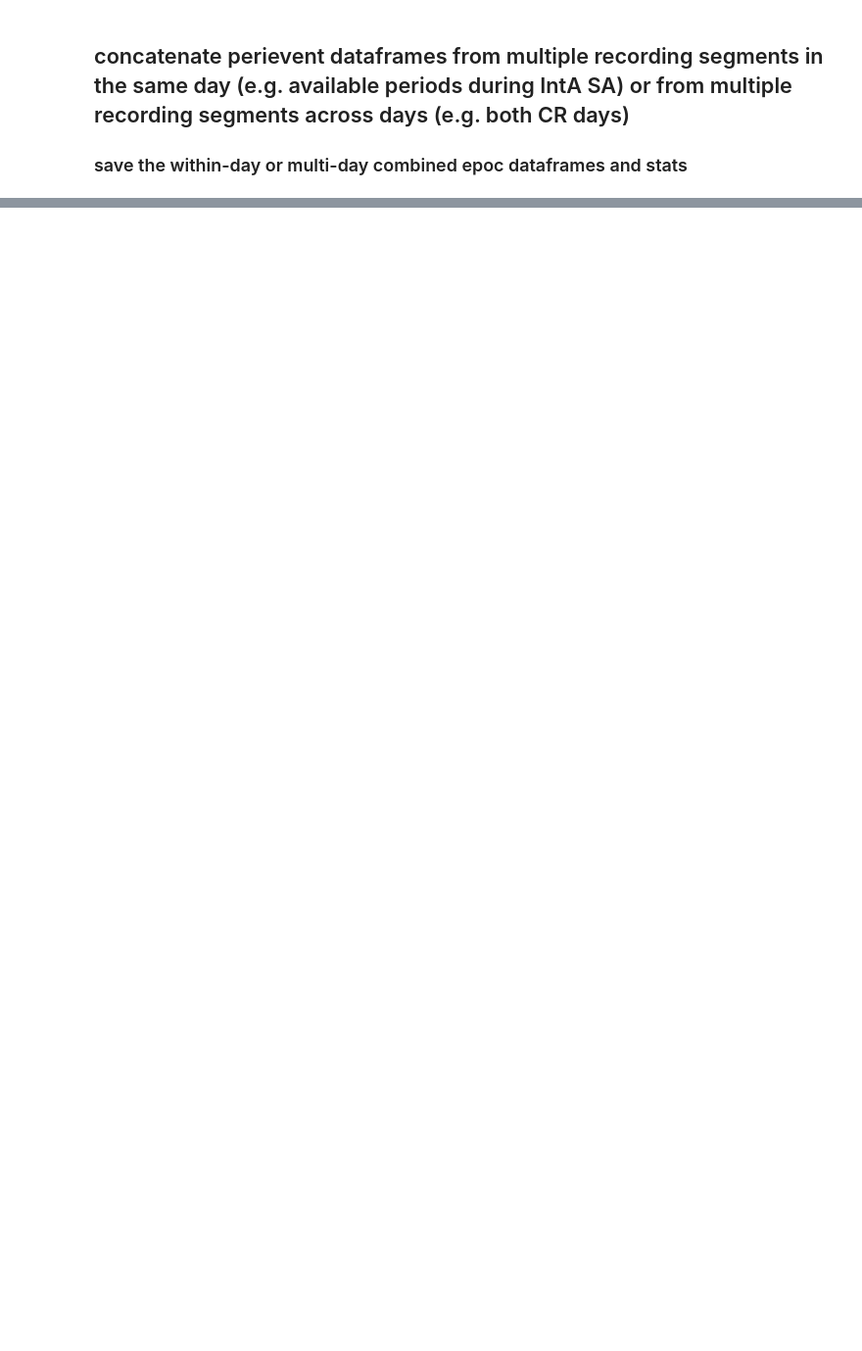
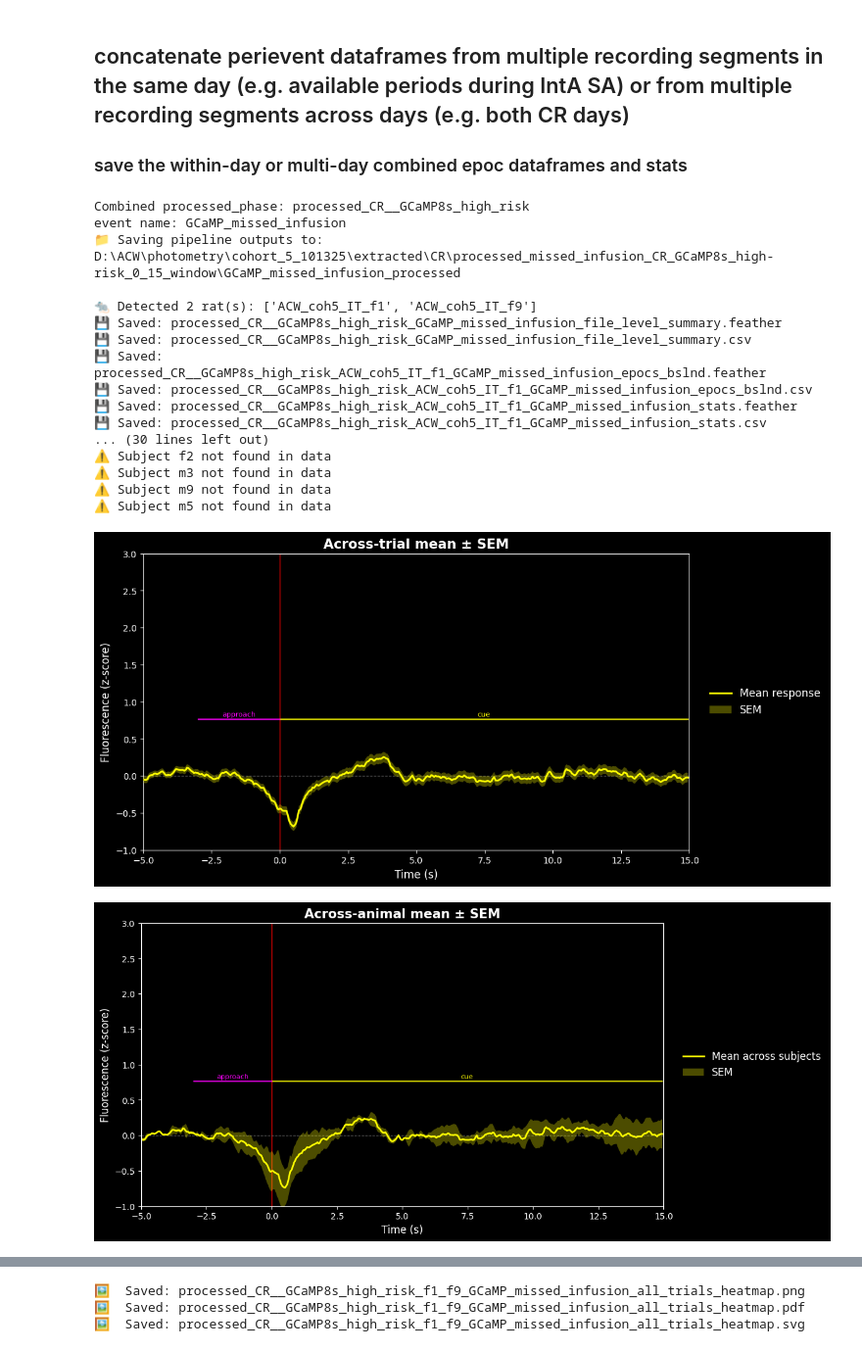
Before and after one commit to acwhitebirch/Whitebirch_et_al._2026, a Jupyter notebook: fp_analysis_plotting.ipynb, the cells around one changed output, grey strips where cells are left out. Shown at 98% size. Drawn from its saved outputs; the diff is of its cells as text; code cells hidden in the pictures; blank space fills up the shorter version.

```diff
--- a/fp_analysis_plotting.ipynb
+++ b/fp_analysis_plotting.ipynb
@@ -53,7 +53,7 @@ import pandas as pd
 import matplotlib.pyplot as plt
 
 
-from fp_func_acw_051926 import run_perievent_pipeline, chunks_concat_compute_plot
+from fp_func_acw import run_perievent_pipeline, chunks_concat_compute_plot
 
 
 # -----------------------------
@@ -85,20 +85,22 @@ feather_folder = [
      #r"D:\ACW\photometry\cohort_5_101325\extracted\extinction\processed_extinction_GCaMP6s_early",
      #r"D:\ACW\photometry\cohort_5_101325\extracted\extinction\processed_extinction_GCaMP6s_mid",
      #r"D:\ACW\photometry\cohort_5_101325\extracted\extinction\processed_extinction_GCaMP6s_late",
-     r"D:\ACW\photometry\cohort_5_101325\extracted\CR\processed_CR_GCaMP6s_low_high_risk"
+     r"D:\ACW\photometry\cohort_5_101325\extracted\CR\processed_CR_GCaMP8s_highrisk"
 
 ]
 
+# this should create a new folder in the same location as the feather_folder above
+# the feather_folder is named like e.g. "processed_[phase]_[GCaMP]_[risk], and contains the results of the pre-processing for each individual animal
 
-save_base = r"D:\ACW\photometry\cohort_5_101325\extracted\CR\processed_missed_infusion_CR_GCaMP6s_low-high-risk_0_15_window_type2_wf5"
+save_base = r"D:\ACW\photometry\cohort_5_101325\extracted\CR\processed_missed_infusion_CR_GCaMP8s_high-risk_0_15_window"
 
 # the excel file path is used to plot results from the FiPhoPHA bootstrapped confidence interval analysis from Drakopoulos et al., 2025
-excel_file_path = r"D:\ACW\photometry\cohort_5_101325\analysis\for_bootstrap\results_bCI_95_1000ms_threshold\processed_welltrainedSA_vs_CR_GCaMP6s_high_low_risk_f2_f5_m3_m4_m5_m8_m9_GCaMP_missed_infusion_type2_within_rat_epoc_bslnd_means_forBootstrap_results.xlsx"
-#excel_file_path = None
+#excel_file_path = r"D:\ACW\photometry\cohort_5_101325\analysis\for_bootstrap\results_bCI_95_1000ms_threshold\processed_welltrainedSA_vs_CR_GCaMP6s_high_low_risk_f2_f5_m3_m4_m5_m8_m9_GCaMP_missed_infusion_type2_within_rat_epoc_bslnd_means_forBootstrap_results.xlsx"
+excel_file_path = None
 
 
 # this is a condition that determines appearance and saving of figures
-paperfigs = True
+paperfigs = False
 paperfig_path = r"D:\ACW\photometry\cohort_5_101325\analysis\figures"
 #paperfig_path = None
 
@@ -107,11 +109,11 @@ paperfig_path = r"D:\ACW\photometry\cohort_5_101325\analysis\figures"
 
 file_pattern = [
 
-    #'*ACW_coh5_IT_*_GCaMP_drug_infusion_epocs.feather',
+    '*ACW_coh5_IT_*_GCaMP_missed_infusion_epocs.feather',
 
-    '*ACW_coh5_IT_f2_GCaMP_missed_infusion_epocs.feather',
-    '*ACW_coh5_IT_m3_GCaMP_missed_infusion_epocs.feather',
-    '*ACW_coh5_IT_f5_GCaMP_missed_infusion_epocs.feather',
+    #'*ACW_coh5_IT_f2_GCaMP_missed_infusion_epocs.feather',
+    #'*ACW_coh5_IT_m3_GCaMP_missed_infusion_epocs.feather',
+    #'*ACW_coh5_IT_f5_GCaMP_missed_infusion_epocs.feather',
     #'*ACW_coh5_IT_m4_GCaMP_missed_infusion_epocs.feather',
     #'*ACW_coh5_IT_m5_GCaMP_missed_infusion_epocs.feather',
     #'*ACW_coh5_IT_m8_GCaMP_missed_infusion_epocs.feather',
@@ -538,30 +540,50 @@ comparison_data = {
         "auc_post_mean", "auc_post_sem"
     ],
 
     "Across-Trial": [
         pipeline_results["cue_stats_across_trial"][0],
         pipeline_results["cue_stats_across_trial"][1],
         pipeline_results["approach_stats_across_trial"][0],
         pipeline_results["approach_stats_across_trial"][1],
         pipeline_results["auc_pre_stats_across_trial"][0],
         pipeline_results["auc_pre_stats_across_trial"][1],
         pipeline_results["auc_post_stats_across_trial"][0],
         pipeline_results["auc_post_stats_across_trial"][1],
     ],
 
     "Across-Animal": [
         pipeline_results["cue_stats_across_animal"][0],
         pipeline_results["cue_stats_across_animal"][1],
         pipeline_results["approach_stats_across_animal"][0],
         pipeline_results["approach_stats_across_animal"][1],
         pipeline_results["auc_pre_stats_across_animal"][0],
         pipeline_results["auc_pre_stats_across_animal"][1],
         pipeline_results["auc_post_stats_across_animal"][0],
         pipeline_results["auc_post_stats_across_animal"][1],
     ]
 }
 
 comparison_df = pd.DataFrame(comparison_data)
 # --- Display ---
 display(Markdown("## 🔹 Across-Trial vs Across-Animal Summary Metrics (Exact Saved Values)"))
 display(comparison_df)
+# %% [output]
+Combined processed_phase: processed_CR__GCaMP8s_high_risk
+event name: GCaMP_missed_infusion
+📁 Saving pipeline outputs to:
+D:\ACW\photometry\cohort_5_101325\extracted\CR\processed_missed_infusion_CR_GCaMP8s_high-risk_0_15_window\GCaMP_missed_infusion_processed
+
+🐀 Detected 2 rat(s): ['ACW_coh5_IT_f1', 'ACW_coh5_IT_f9']
+💾 Saved: processed_CR__GCaMP8s_high_risk_GCaMP_missed_infusion_file_level_summary.feather
+💾 Saved: processed_CR__GCaMP8s_high_risk_GCaMP_missed_infusion_file_level_summary.csv
+💾 Saved: processed_CR__GCaMP8s_high_risk_ACW_coh5_IT_f1_GCaMP_missed_infusion_epocs_bslnd.feather
+💾 Saved: processed_CR__GCaMP8s_high_risk_ACW_coh5_IT_f1_GCaMP_missed_infusion_epocs_bslnd.csv
+💾 Saved: processed_CR__GCaMP8s_high_risk_ACW_coh5_IT_f1_GCaMP_missed_infusion_stats.feather
+💾 Saved: processed_CR__GCaMP8s_high_risk_ACW_coh5_IT_f1_GCaMP_missed_infusion_stats.csv
+... (30 lines left out)
+⚠️ Subject f2 not found in data
+⚠️ Subject m3 not found in data
+⚠️ Subject m9 not found in data
+⚠️ Subject m5 not found in data
+[figure, added]
+[figure, added]
@@ -567,0 +592,3 @@ display(comparison_df)
+🖼️  Saved: processed_CR__GCaMP8s_high_risk_f1_f9_GCaMP_missed_infusion_all_trials_heatmap.png
+🖼️  Saved: processed_CR__GCaMP8s_high_risk_f1_f9_GCaMP_missed_infusion_all_trials_heatmap.pdf
+🖼️  Saved: processed_CR__GCaMP8s_high_risk_f1_f9_GCaMP_missed_infusion_all_trials_heatmap.svg
```
Also changed, not shown: parts of 1 cell of this notebook, 2 other files.
